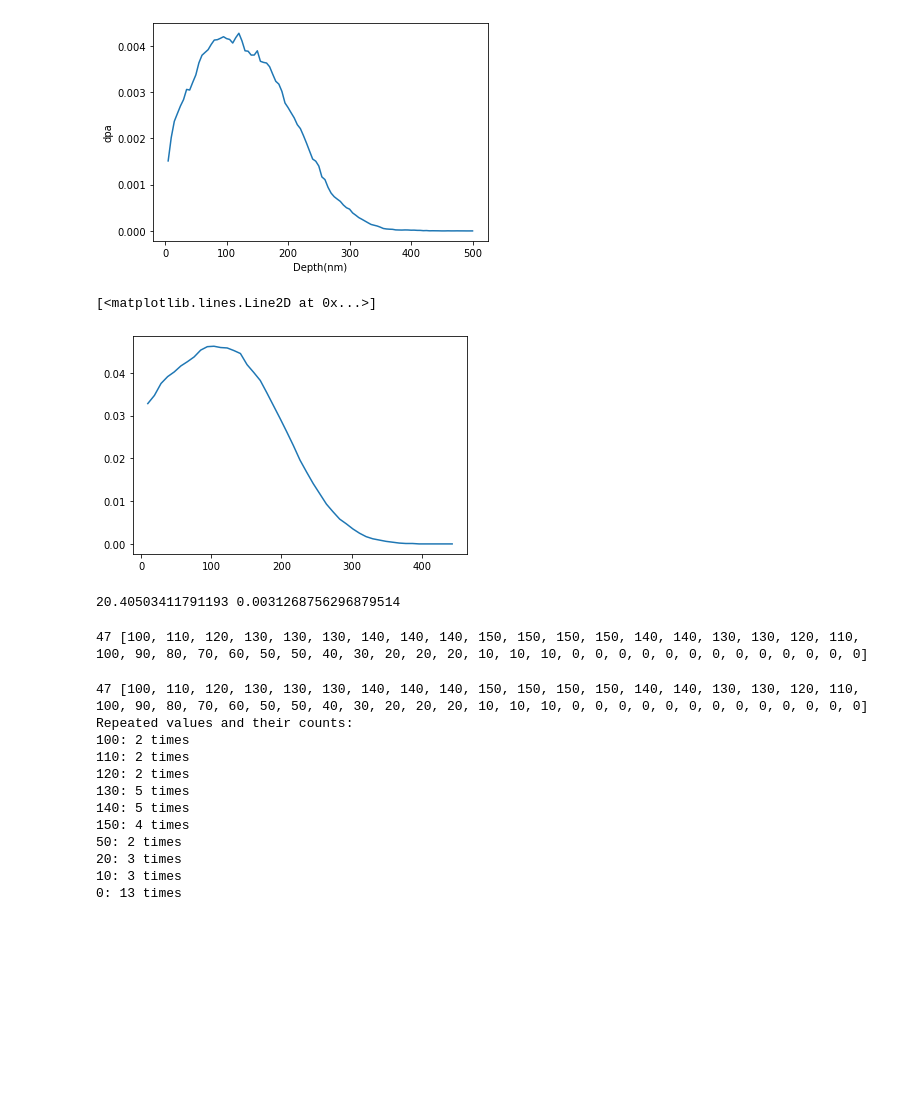
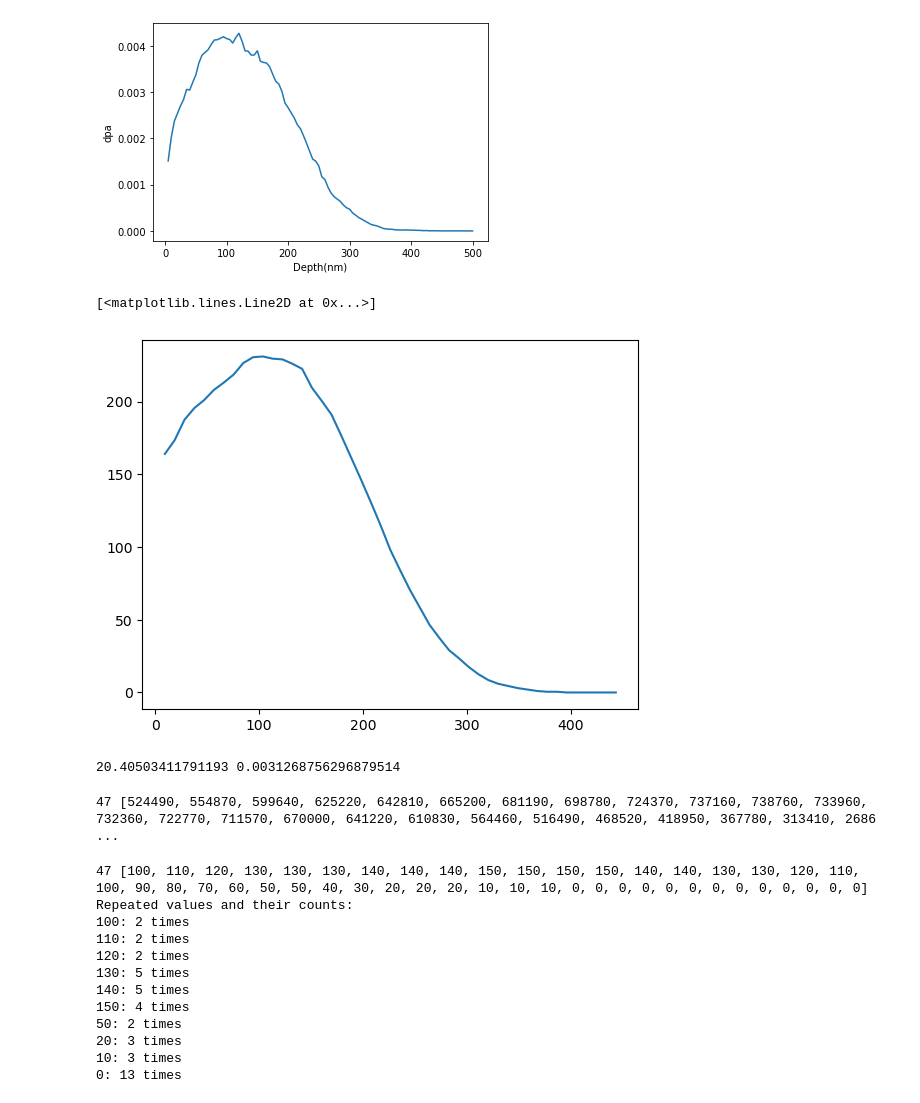
Before and after one commit to HE-RU10/ga2o3, a Jupyter notebook: SRIM_dpa.ipynb, the cells around one changed output. Cells and saved outputs as stored; diff of their text form; code cells hidden in the pictures; blank space fills up the shorter version.

```diff
--- a/SRIM_dpa.ipynb
+++ b/SRIM_dpa.ipynb
@@ -53,16 +53,16 @@ Name: dpa, dtype: float64
 [figure]
 # %%
 #quick cascade
-fluence=2*10**13
-path='/home/heruhe/Desktop/Ga2o3/combine_cells/SRIM/quick_calculation'
+fluence=10**17
+path='/Users/ruhe/Desktop/ga2o3/rbs'
 fn=path+'/400keV-Ni-Ga2O3-KP-He.txt'
 # Read the CSV file with specified parameters
 df = pd.read_csv(fn, skiprows=4,  sep=r'\s+', names=['depth','dpa'],header=None)
-srim_dpa=df['dpa']/(2*10**13)*2*10**13
+srim_dpa=df['dpa']/(2*10**13)*fluence
 plt.plot(df['depth'],srim_dpa)
 # %% [output]
 [<matplotlib.lines.Line2D at 0x...>]
-[figure, old version]
+[figure, new version]
 # %%
 
 #function to calculate displacements-per-atom (dpa)
@@ -108,7 +108,7 @@ for i in range(len(srim_dpa)):
     pkal.append(pka)
 print(len(pkal),pkal)
 # %% [output]
-47 [100, 110, 120, 130, 130, 130, 140, 140, 140, 150, 150, 150, 150, 140, 140, 130, 130, 120, 110, 100, 90, 80, 70, 60, 50, 50, 40, 30, 20, 20, 20, 10, 10, 10, 0, 0, 0, 0, 0, 0, 0, 0, 0, 0, 0, 0, 0]
+47 [524490, 554870, 599640, 625220, 642810, 665200, 681190, 698780, 724370, 737160, 738760, 733960, 732360, 722770, 711570, 670000, 641220, 610830, 564460, 516490, 468520, 418950, 367780, 313410, 2686 ...
 # %%
 #check repeat value
 
```
Also changed, not shown: 1 other file.
